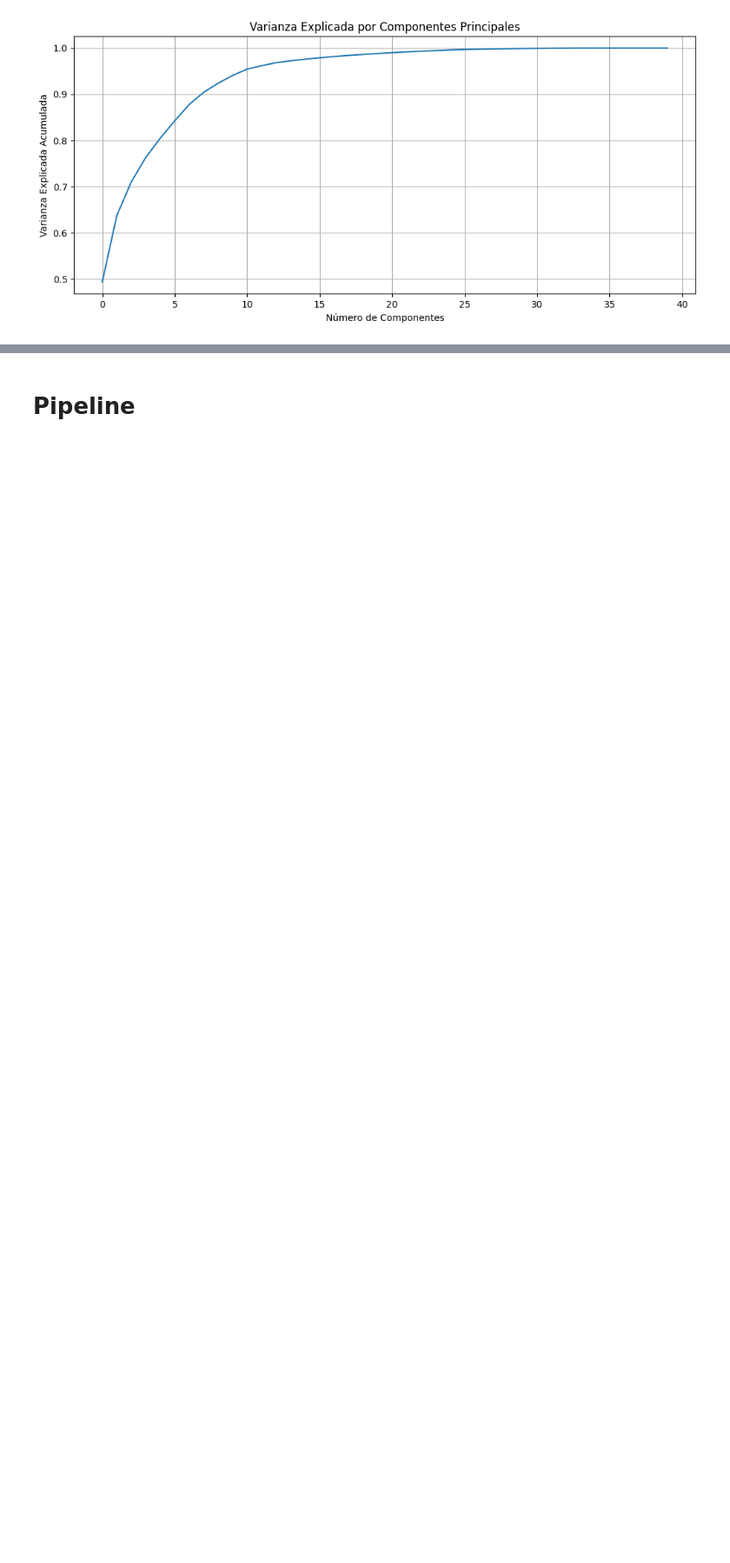
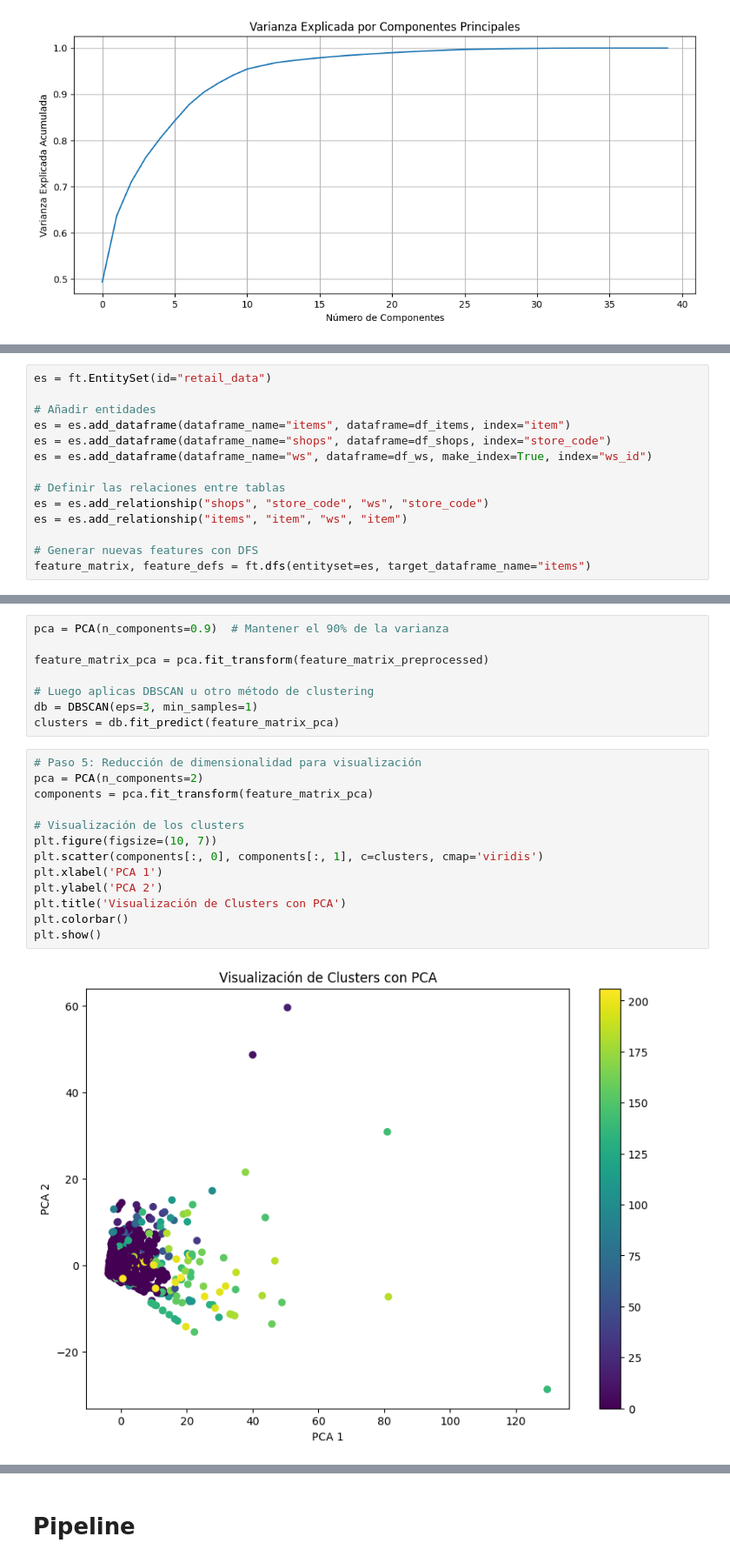
Before and after one commit to antonioMateos/grupo2retail_0424, a Jupyter notebook: 03_Clustering/00_Test_Clustering.ipynb, the cells around one changed output, grey strips where cells are left out. Shown at 87% size. Drawn from its saved outputs; the diff is of its cells as text; blank space fills up the shorter version.

```diff
--- a/03_Clustering/00_Test_Clustering.ipynb
+++ b/03_Clustering/00_Test_Clustering.ipynb
@@ -460,0 +494,14 @@ Principal Component 40: 0.00
+# %%
+es = ft.EntitySet(id="retail_data")
+
+# Añadir entidades
+es = es.add_dataframe(dataframe_name="items", dataframe=df_items, index="item")
+es = es.add_dataframe(dataframe_name="shops", dataframe=df_shops, index="store_code")
+es = es.add_dataframe(dataframe_name="ws", dataframe=df_ws, make_index=True, index="ws_id")
+
+# Definir las relaciones entre tablas
+es = es.add_relationship("shops", "store_code", "ws", "store_code")
+es = es.add_relationship("items", "item", "ws", "item")
+
+# Generar nuevas features con DFS
+feature_matrix, feature_defs = ft.dfs(entityset=es, target_dataframe_name="items")
@@ -460,0 +659,23 @@ Principal Component 40: 0.00
+# %%
+pca = PCA(n_components=0.9)  # Mantener el 90% de la varianza
+
+feature_matrix_pca = pca.fit_transform(feature_matrix_preprocessed)
+
+# Luego aplicas DBSCAN u otro método de clustering
+db = DBSCAN(eps=3, min_samples=1)
+clusters = db.fit_predict(feature_matrix_pca)
+# %%
+# Paso 5: Reducción de dimensionalidad para visualización
+pca = PCA(n_components=2)
+components = pca.fit_transform(feature_matrix_pca)
+
+# Visualización de los clusters
+plt.figure(figsize=(10, 7))
+plt.scatter(components[:, 0], components[:, 1], c=clusters, cmap='viridis')
+plt.xlabel('PCA 1')
+plt.ylabel('PCA 2')
+plt.title('Visualización de Clusters con PCA')
+plt.colorbar()
+plt.show()
+# %% [output]
+[figure, added]
```
Also changed, not shown: parts of 49 cells of this notebook.
